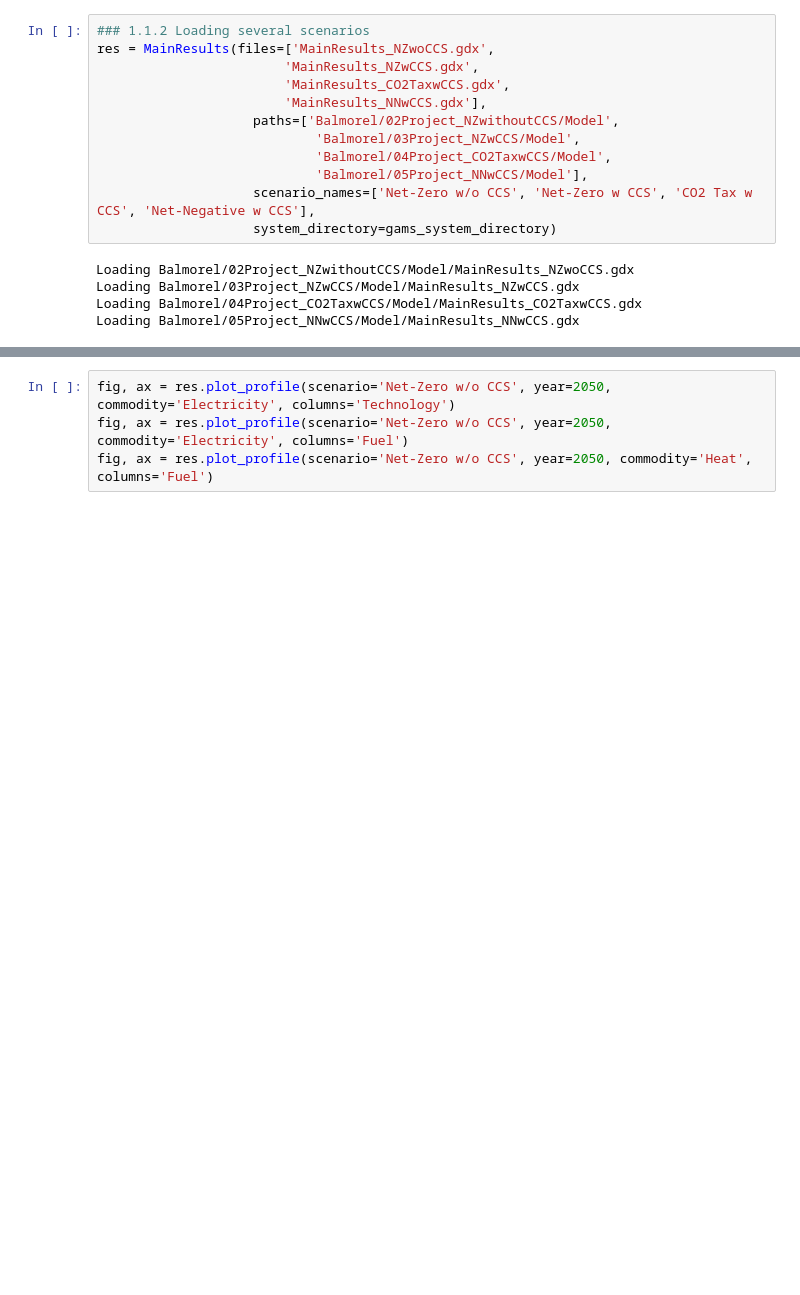
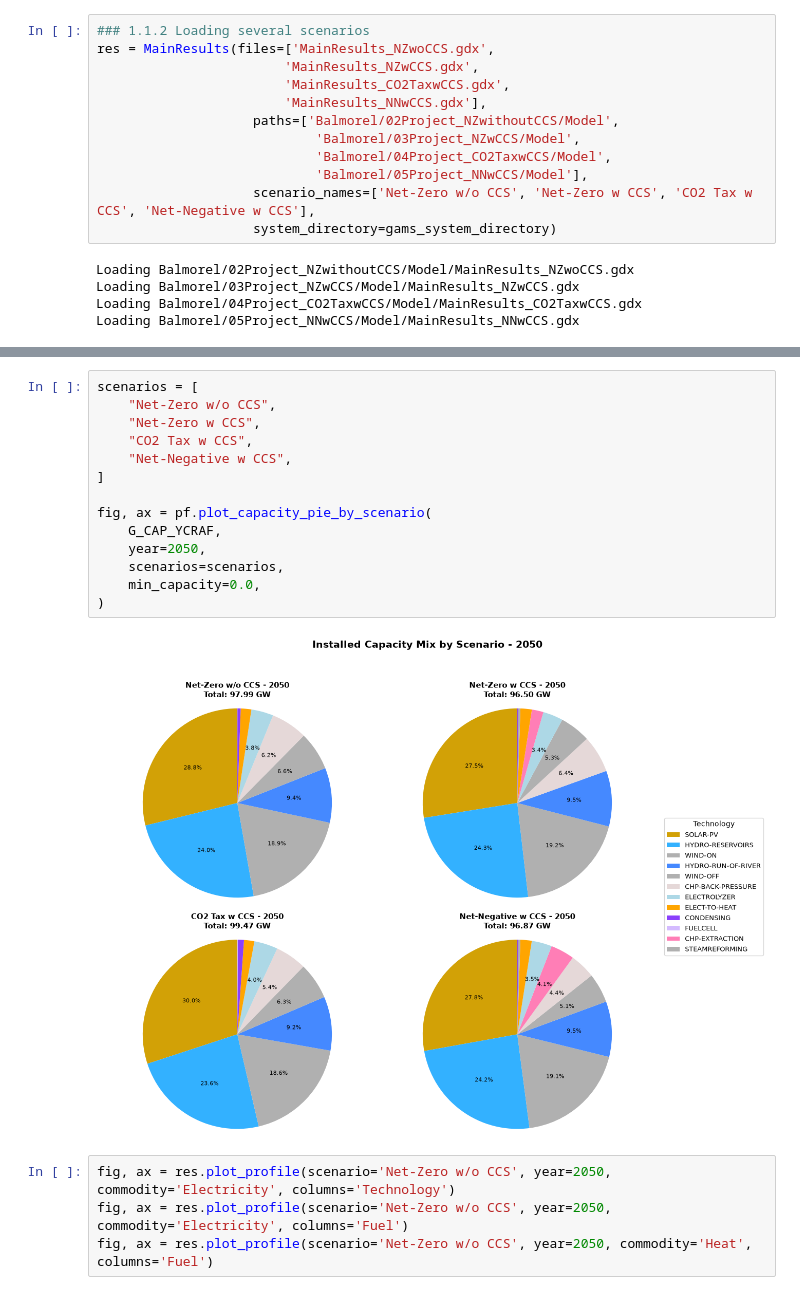
Before and after one commit to mariajosseu/ccs_balmorel_project, a Jupyter notebook: examples/PostProcessing.ipynb, the cells around one changed output, grey strips where cells are left out. Cells and saved outputs as stored; diff of their text form; blank space fills up the shorter version.

Commit message:
cleaning: move plotting functions from ipynb to plot_functions.py

```diff
--- a/examples/PostProcessing.ipynb
+++ b/examples/PostProcessing.ipynb
@@ -915,3 +90,19 @@ ValueError: 'center top' is not a valid value for loc; supported values are 'bes
+# %%
+scenarios = [
+    "Net-Zero w/o CCS",
+    "Net-Zero w CCS",
+    "CO2 Tax w CCS",
+    "Net-Negative w CCS",
+]
+
+fig, ax = pf.plot_capacity_pie_by_scenario(
+    G_CAP_YCRAF,
+    year=2050,
+    scenarios=scenarios,
+    min_capacity=0.0,
+)
+# %% [output]
+[figure, added]
 # %%
 fig, ax = res.plot_profile(scenario='Net-Zero w/o CCS', year=2050, commodity='Electricity', columns='Technology')
 fig, ax = res.plot_profile(scenario='Net-Zero w/o CCS', year=2050, commodity='Electricity', columns='Fuel')
```
Also changed, not shown: parts of 16 cells of this notebook, 1 other file.
